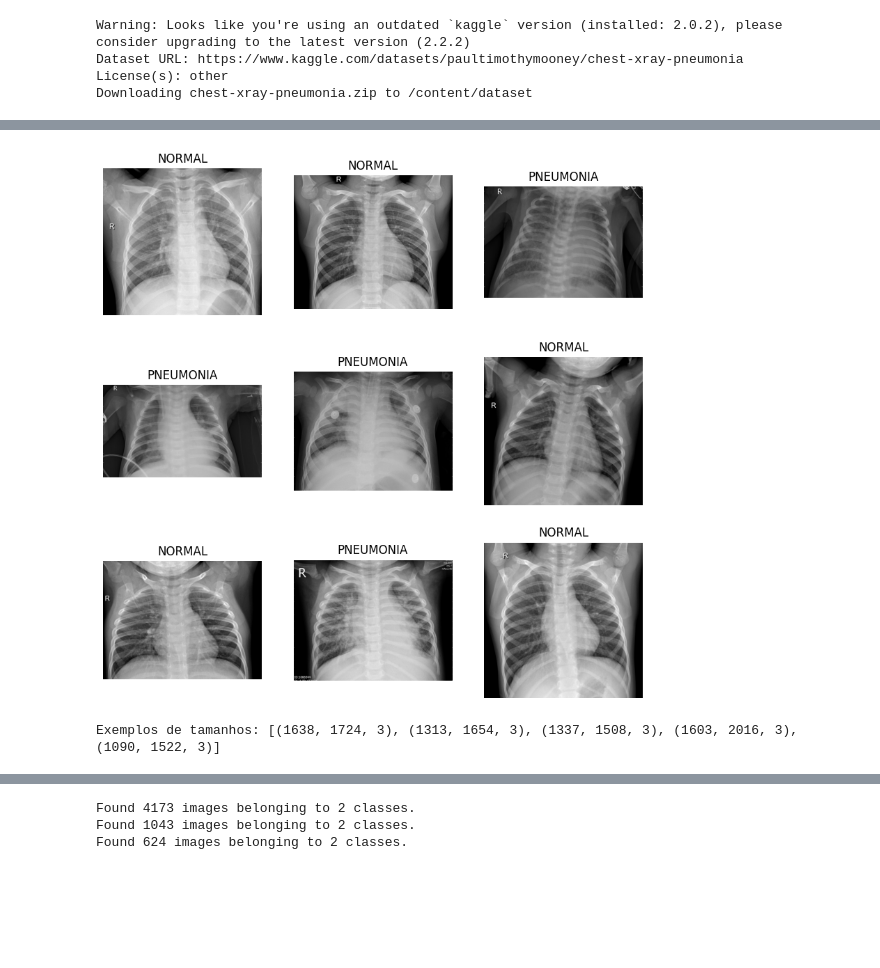
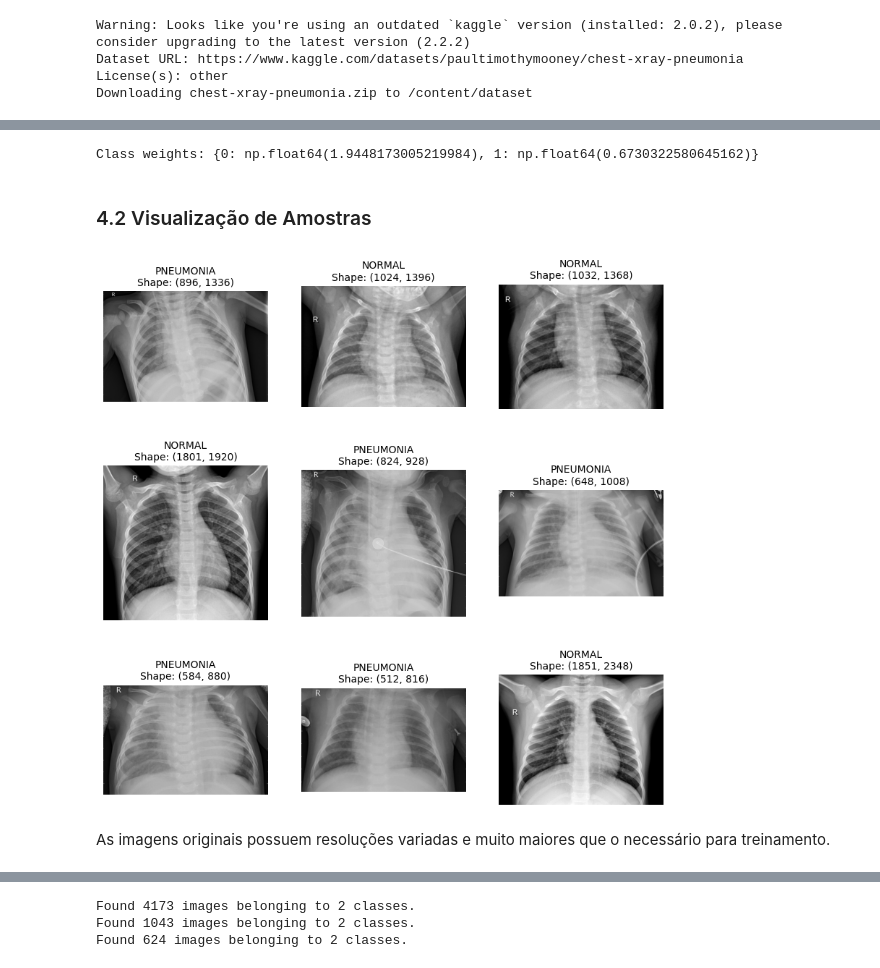
Before and after one commit to Rafael-Evangelista/tech-challenge-fiap, a Jupyter notebook: notebooks/Pneumonia.ipynb, the cells around one changed output, grey strips where cells are left out. Drawn from its saved outputs; the diff is of its cells as text; code cells hidden in the pictures; blank space fills up the shorter version.

Commit message:
ajuste da cnn de pneumonia

```diff
--- a/notebooks/Pneumonia.ipynb
+++ b/notebooks/Pneumonia.ipynb
@@ -112,30 +136,37 @@ Validação (NORMAL): 8 PNEUMONIA:  8
+# %%
+from sklearn.utils.class_weight import compute_class_weight
+
+class_weights = compute_class_weight(
+    class_weight='balanced',
+    classes=np.array([0, 1]),
+    y=labels_train
+)
+class_weight_dict = {0: class_weights[0], 1: class_weights[1]}
+print("Class weights:", class_weight_dict)
+# %% [output]
+Class weights: {0: np.float64(1.9448173005219984), 1: np.float64(0.6730322580645162)}
+# %% [markdown]
+### 4.2 Visualização de Amostras
 # %%
 plt.figure(figsize=(10, 10))
 
 for i in range(9):
 
     idx = random.randint(0, len(images_train)-1)
 
     img_path = images_train[idx]
     label = labels_train[idx]
+    classe = "PNEUMONIA" if label == 1 else "NORMAL"
 
     img = cv2.imread(img_path, cv2.IMREAD_GRAYSCALE)
 
     plt.subplot(3, 3, i+1)
     plt.imshow(img, cmap='gray')
-    plt.title("PNEUMONIA" if label == 1 else "NORMAL")
+    plt.title(f"{classe}\nShape: {img.shape}", fontsize=10)
     plt.axis('off')
 
 plt.show()
 # %% [output]
-[figure, old version]
+[figure, new version]
-# %%
-sizes = []
-
-for path in images_train[:100]:  # amostra
-    img = cv2.imread(path)
-    sizes.append(img.shape)
-
-print("Tamanhos:", sizes[:5])
-# %% [output]
-Exemplos de tamanhos: [(1638, 1724, 3), (1313, 1654, 3), (1337, 1508, 3), (1603, 2016, 3), (1090, 1522, 3)]
+# %% [markdown]
+As imagens originais possuem resoluções variadas e muito maiores que o necessário para treinamento.
```
Also changed, not shown: parts of 36 cells of this notebook.
